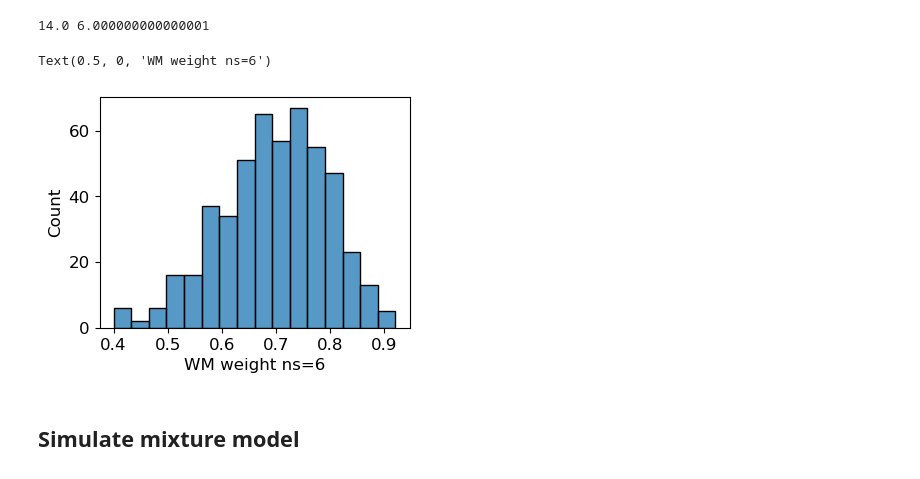
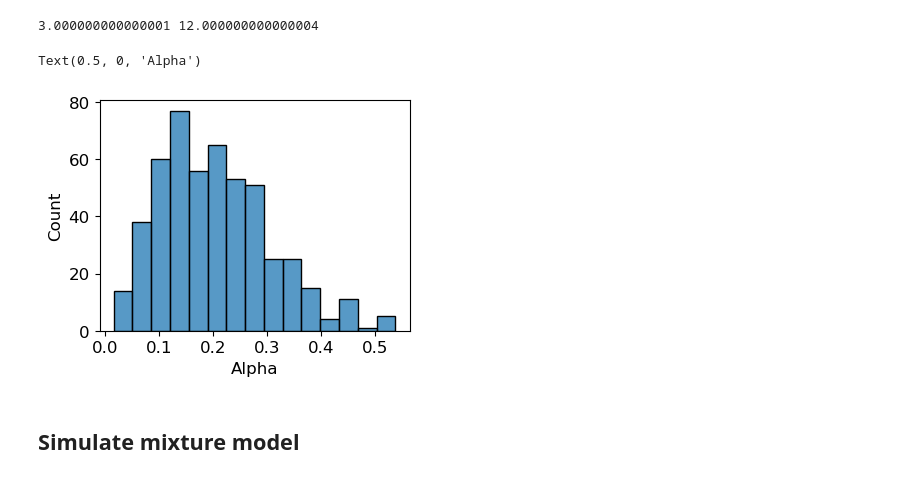
Before and after one commit to ti55987/DL4CM, a Jupyter notebook: simulation/simulation.ipynb, the cells around one changed output. Saved outputs shown, nothing was run; the diff lists cells and outputs as text; code cells hidden in the pictures.

```diff
--- a/simulation/simulation.ipynb
+++ b/simulation/simulation.ipynb
@@ -29,16 +29,16 @@ for i in range(num_blocks):
     all_seq.append(create_stim_sequence(iter_per_stimuli, num_stimuli_list[0]))
 # %%
 eps_dist, _, a, b, _, _ = generate_beta_with_diff_means_sim_vars(
-     0.7, 0.55, 0.01, 500, 0, 1
+     0.2, 0.55, 0.01, 500, 0, 1
 )
 print(a, b)
 fig = plt.figure(figsize=(4, 3))
 ax = sns.histplot(eps_dist)
-ax.set_xlabel('WM weight ns=6')
+ax.set_xlabel('Alpha')
 # %% [output]
-14.0 6.000000000000001
+3.000000000000001 12.000000000000004
-Text(0.5, 0, 'WM weight ns=6')
+Text(0.5, 0, 'Alpha')
-[figure, old version]
+[figure, new version]
 # %% [markdown]
 ## Simulate mixture model
 # %%
```
Also changed, not shown: parts of 8 cells of this notebook, 1 other file.
